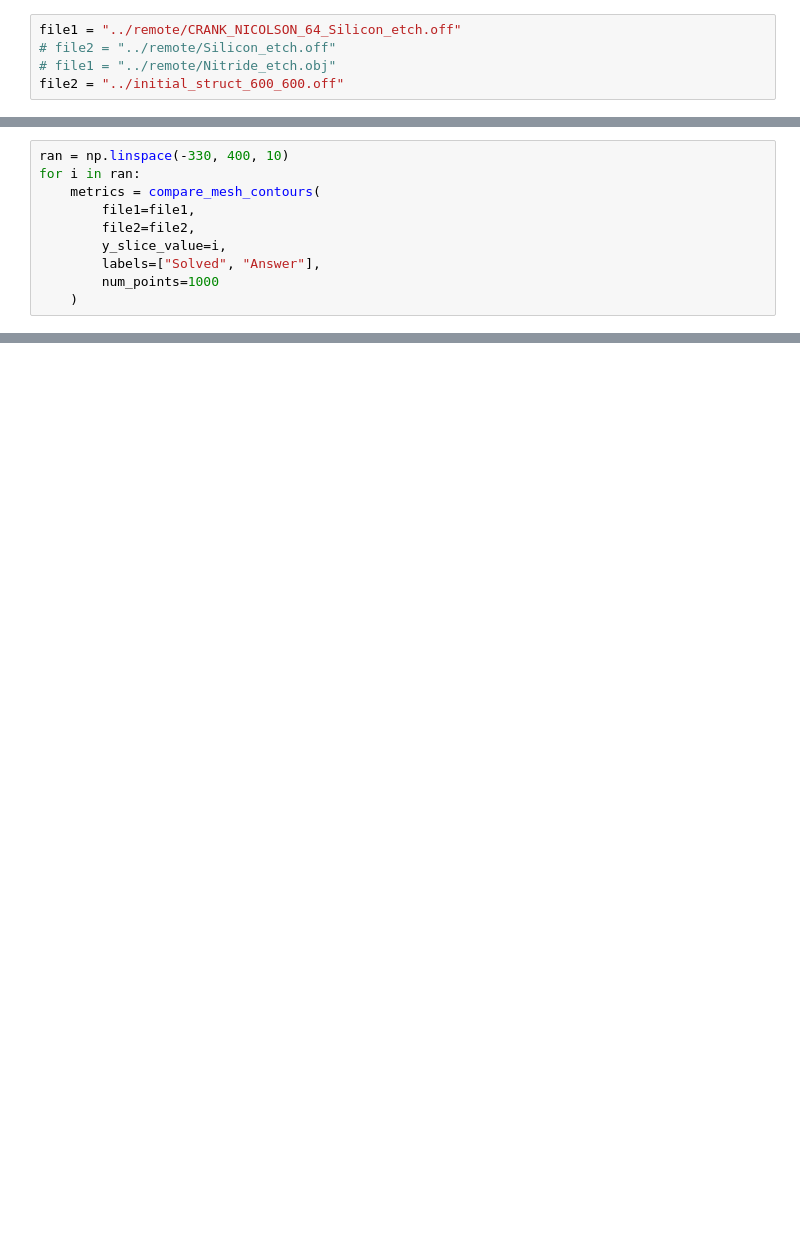
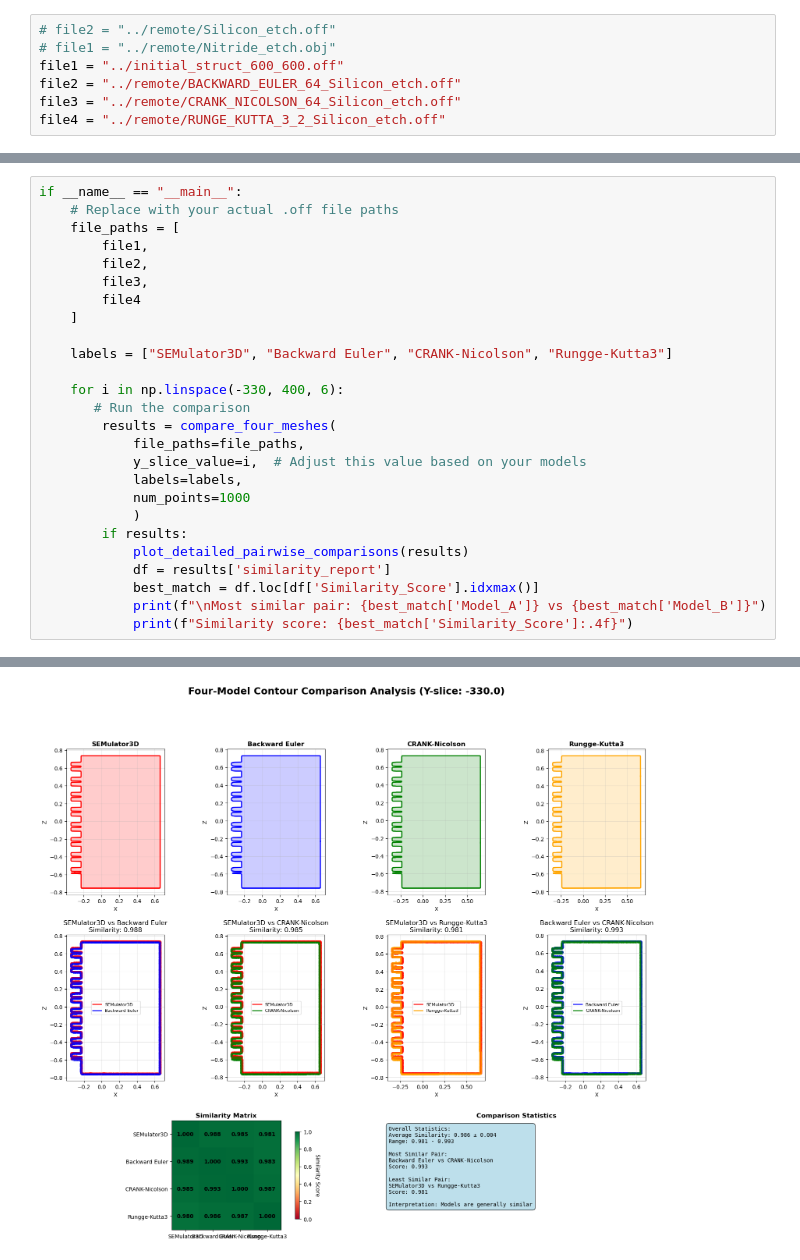
Before and after one commit to Yin169/pLSM-etching, a Jupyter notebook: notebook/compare.ipynb, the cells around one changed output, grey strips where cells are left out. Drawn from its saved outputs; the diff is of its cells as text; blank space fills up the shorter version.

```diff
--- a/notebook/compare.ipynb
+++ b/notebook/compare.ipynb
@@ -1,8 +1,10 @@
 # %%
-file1 = "../remote/CRANK_NICOLSON_64_Silicon_etch.off"
 # file2 = "../remote/Silicon_etch.off"
 # file1 = "../remote/Nitride_etch.obj"
-file2 = "../initial_struct_600_600.off"
+file1 = "../initial_struct_600_600.off"
+file2 = "../remote/BACKWARD_EULER_64_Silicon_etch.off"
+file3 = "../remote/CRANK_NICOLSON_64_Silicon_etch.off"
+file4 = "../remote/RUNGE_KUTTA_3_2_Silicon_etch.off"
 # %%
 import trimesh
 import numpy as np
@@ -420,10 +553,0 @@ def compare_mesh_contours(file1, file2, y_slice_value=100, labels=None, num_poin
-# %%
-ran = np.linspace(-330, 400, 10)
-for i in ran:
-	metrics = compare_mesh_contours(
-    	file1=file1,
-    	file2=file2,
-    	y_slice_value=i,
-    	labels=["Solved", "Answer"],
-    	num_points=1000
-	)
@@ -472,0 +554,27 @@ Using 5/5 available similarity metrics
+# %%
+if __name__ == "__main__":
+    # Replace with your actual .off file paths
+    file_paths = [
+		file1,
+        file2,
+        file3,
+        file4
+    ]
+
+    labels = ["SEMulator3D", "Backward Euler", "CRANK-Nicolson", "Rungge-Kutta3"]
+
+    for i in np.linspace(-330, 400, 6):
+ 	   # Run the comparison
+        results = compare_four_meshes(
+			file_paths=file_paths,
+			y_slice_value=i,  # Adjust this value based on your models
+			labels=labels,
+			num_points=1000
+            )
+        if results:
+            plot_detailed_pairwise_comparisons(results)
+            df = results['similarity_report']
+            best_match = df.loc[df['Similarity_Score'].idxmax()]
+            print(f"\nMost similar pair: {best_match['Model_A']} vs {best_match['Model_B']}")
+            print(f"Similarity score: {best_match['Similarity_Score']:.4f}")
+# %% [output]
@@ -472,0 +609 @@ Using 5/5 available similarity metrics
+[figure, added]
```
Also changed, not shown: parts of 3 cells of this notebook.
